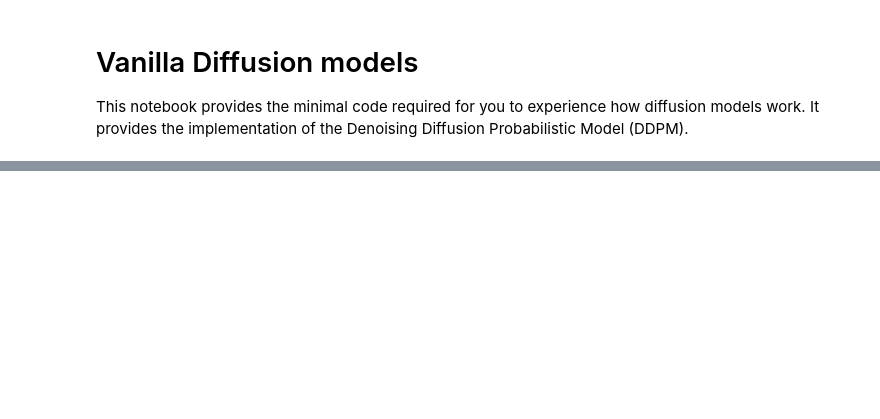
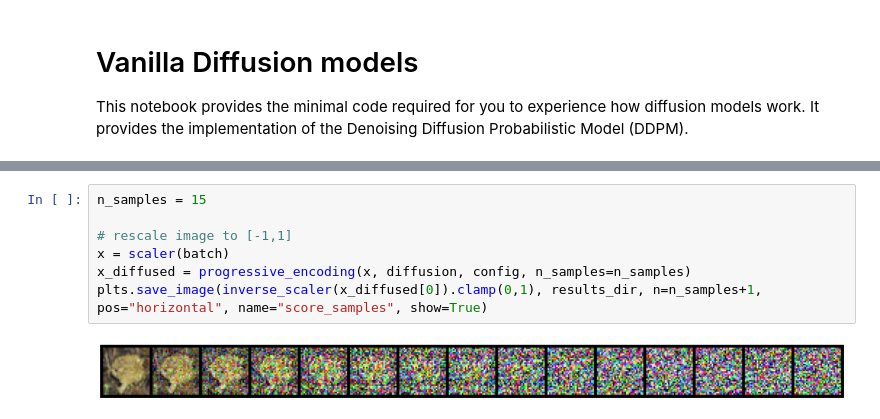
Before and after one commit to gabrielraya/vanilla-diffusion-model, a Jupyter notebook: Vanilla_Diffusion_models.ipynb, the cells around one changed output, grey strips where cells are left out. Saved outputs shown, nothing was run; the diff lists cells and outputs as text; blank space fills up the shorter version.

```diff
--- a/Vanilla_Diffusion_models.ipynb
+++ b/Vanilla_Diffusion_models.ipynb
@@ -120,0 +389,9 @@ score_model = torch.nn.DataParallel(score_model)
+# %%
+n_samples = 15
+
+# rescale image to [-1,1]
+x = scaler(batch)
+x_diffused = progressive_encoding(x, diffusion, config, n_samples=n_samples)
+plts.save_image(inverse_scaler(x_diffused[0]).clamp(0,1), results_dir, n=n_samples+1, pos="horizontal", name="score_samples", show=True)
+# %% [output]
+[figure, added]
```
Also changed, not shown: parts of 37 cells of this notebook.
